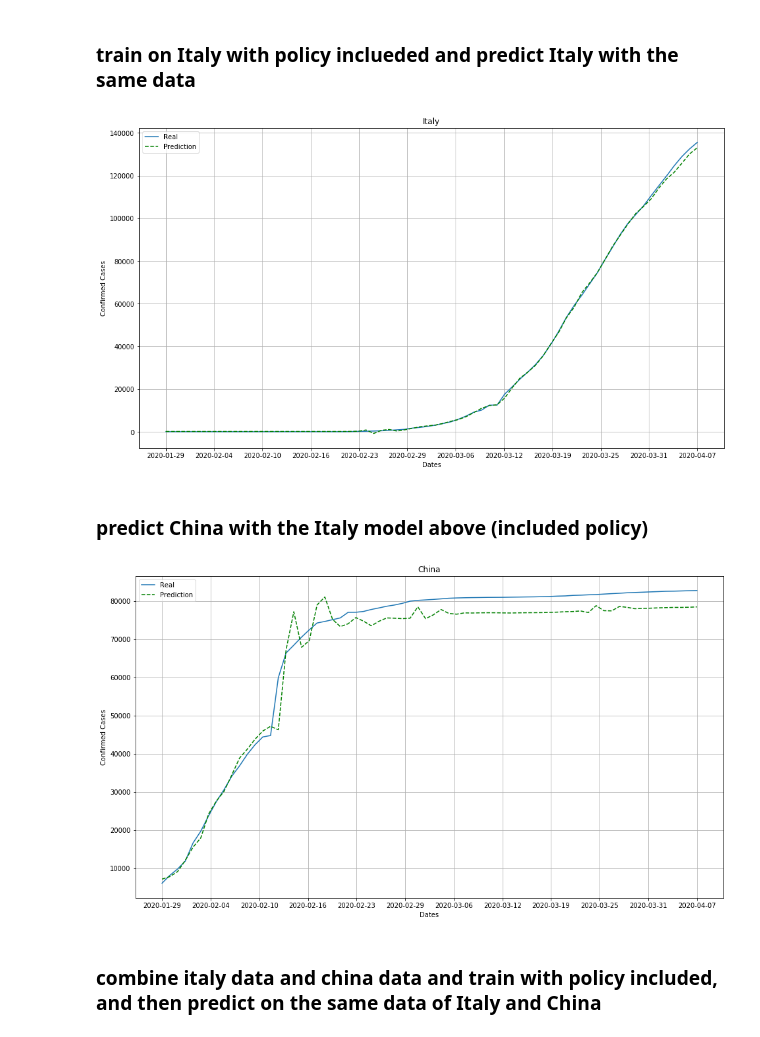
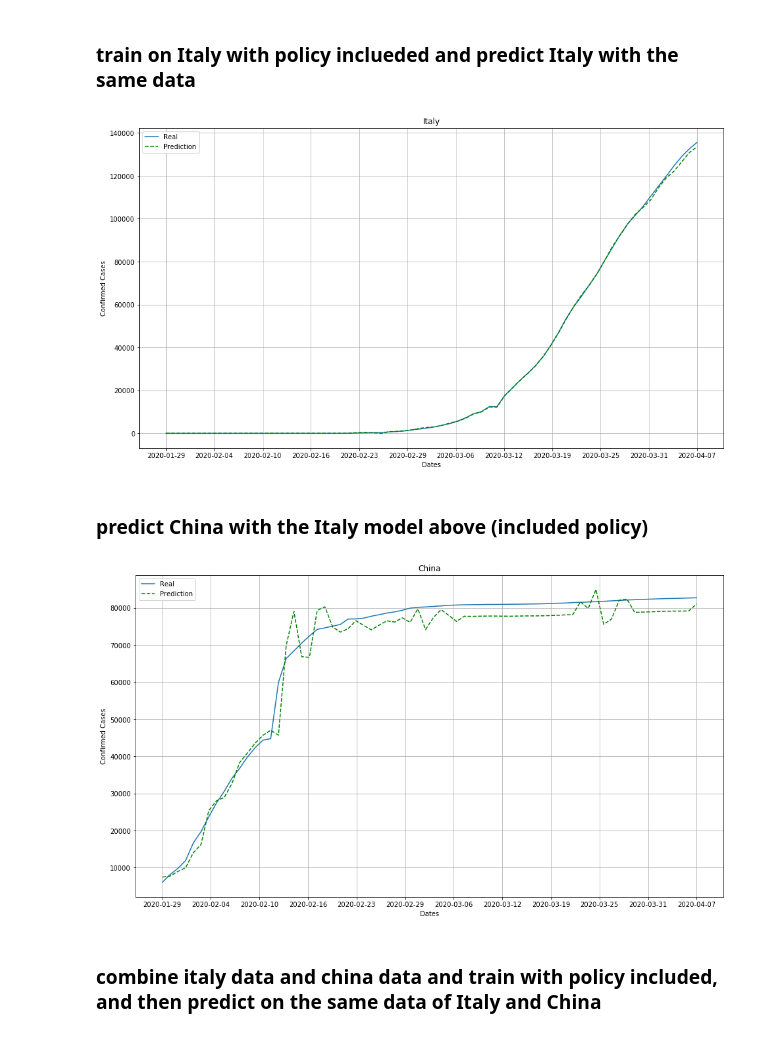
Before and after one commit to stephenbutters/shiny-winner, a Jupyter notebook: project.ipynb, the cells around one changed output. Drawn from its saved outputs; the diff is of its cells as text; code cells hidden in the pictures.

Commit message:
new policy

```diff
--- a/project.ipynb
+++ b/project.ipynb
@@ -159,9 +155,10 @@ def process_measure(measure, country):
 italy = pd.read_csv("Italy_government.csv")
 italy['Date Start'] = pd.to_datetime(italy['Date Start'])
 italy = italy.groupby('Date Start').max().sort_values('Date Start')
-italy = italy.reset_index()[['Date Start', 'Level']]
+italy = italy.reset_index()[['Date Start', 'Level', 'Duration']]
 
 level = italy['Level'].values.reshape(-1, 1)
+duration = italy['Duration'].values.reshape(-1,1)
 # %%
 con_series_df = pd.read_csv("time_series_covid_19_confirmed.csv")
 con_series_df = con_series_df[con_series_df['Country/Region'] == 'Italy']
@@ -169,8 +166,9 @@ con_series_df = con_series_df.groupby(['Country/Region']).sum()
 con_series_values = con_series_df.drop(columns=['Lat', 'Long']).values
 con_series_values = con_series_values.reshape(-1, 1)
 
-italy_data = series_to_supervised(np.append(level, con_series_values, axis=1), 7, 1).values
-X = italy_data[:, :-2]
+policy = np.append(level, duration, axis=1)
+italy_data = series_to_supervised(np.append(policy, con_series_values, axis=1), 7, 1).values
+X = italy_data[:, :-1]
 y = italy_data[:, -1]
 X_train, X_test, y_train, y_test = train_test_split(X, y, test_size=0.1, shuffle=False)
 
@@ -189,42 +187,44 @@ plt.xlabel('Dates')
 plt.ylabel('Confirmed Cases')
 plt.show()
 # %% [output]
-[figure, old version]
+[figure, new version]
 # %% [markdown]
 ### predict China with the Italy model above (included policy)
 # %%
 china = pd.read_csv("China_government.csv")
 
 china['Date Start'] = pd.to_datetime(china['Date Start'])
 china = china.groupby('Date Start').max().sort_values('Date Start')
-china = china.reset_index()[['Date Start', 'Level']]
+china = china.reset_index()[['Date Start', 'Level', 'Duration']]
 level = china['Level'].values.reshape(-1, 1)
+duration = china['Duration'].values.reshape(-1, 1)
 
 con_series_df = pd.read_csv("time_series_covid_19_confirmed.csv")
 con_series_df = con_series_df[con_series_df['Country/Region'] == 'China']
 con_series_df = con_series_df.groupby(['Country/Region']).sum()
 con_series_values = con_series_df.drop(columns=['Lat', 'Long']).values
 con_series_values = con_series_values.reshape(-1, 1)
 
-china_data = series_to_supervised(np.append(level, con_series_values, axis=1), 7, 1).values
-X = china_data[:, :-2]
+policy = np.append(level, duration, axis=1)
+china_data = series_to_supervised(np.append(policy, con_series_values, axis=1), 7, 1).values
+X = china_data[:, :-1]
 y = china_data[:, -1]
 X_train, X_test, y_train, y_test = train_test_split(X, y, test_size=0.1, shuffle=False)
 
 pred = linear_model.predict(X)
 
 plt.figure(figsize=(16, 9))
 plt.plot(dates_trim, y, label='Real')
 plt.plot(dates_trim, pred, linestyle='dashed', color='green', label='Prediction')
 plt.grid()
 plt.xticks(xticks_trim)
 plt.legend()
 plt.title('China')
 plt.xlabel('Dates')
 plt.ylabel('Confirmed Cases')
 plt.show()
 # %% [output]
-[figure, old version]
+[figure, new version]
 # %% [markdown]
 ### combine italy data and china data and train with policy included, and then predict on the same data of Italy and China
 # %%
```
Also changed, not shown: parts of 8 cells of this notebook, 4 other files.
